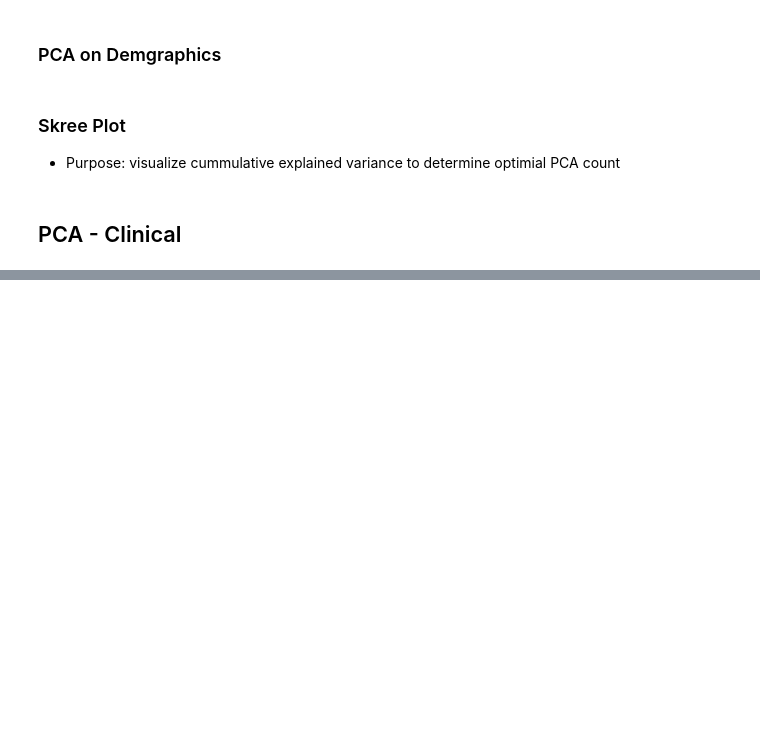
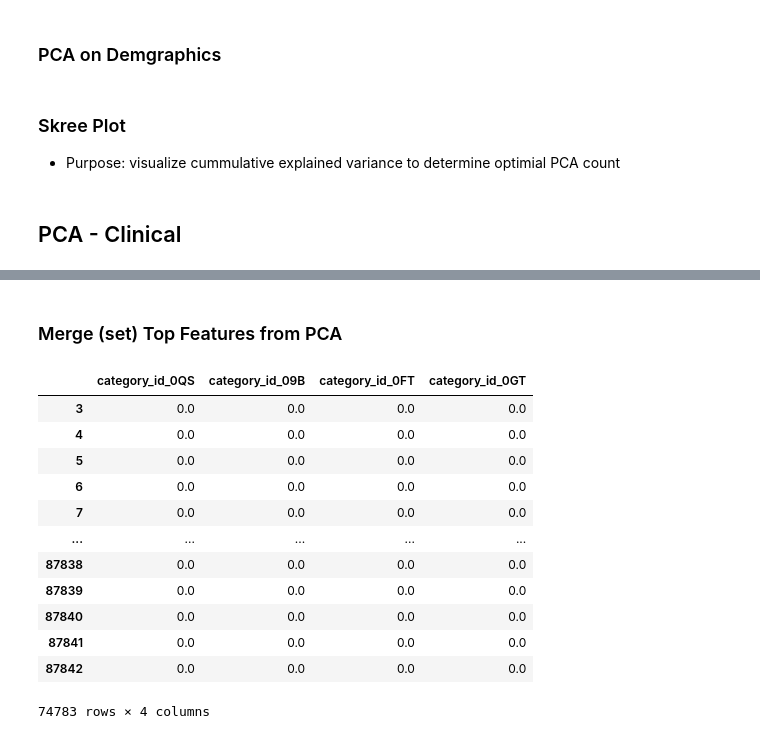
Before and after one commit to j-lepard/Prolonged_Length_of_Stay, a Jupyter notebook: _src/IC_Category/05.PCA.ipynb, the cells around one changed output, grey strips where cells are left out. Drawn from its saved outputs; the diff is of its cells as text; code cells hidden in the pictures; blank space fills up the shorter version.

Commit message:
PCA Complete - ready to refine features

```diff
--- a/_src/IC_Category/05.PCA.ipynb
+++ b/_src/IC_Category/05.PCA.ipynb
@@ -649,21 +656,40 @@ Feature Group: demographic_columns, Principal Component 1 Summary:
-# %%
-# After performing PCA, access the loadings for the first principal component as follows:
-first_component_loadings = pca.components_[0]
-
-# Extract the feature names from your DataFrame or use the original feature order
-feature_names = X.columns  # Replace with your actual feature names
-
-# Create a DataFrame to store feature loadings
-loadings_df = pd.DataFrame({'Feature': feature_names, 'Loading': first_component_loadings})
-
-# Sort the features by absolute loadings in descending order
-loadings_df['Abs Loading'] = np.abs(loadings_df['Loading'])
-loadings_df = loadings_df.sort_values(by='Abs Loading', ascending=False).drop(columns='Abs Loading')
-
-# Set a threshold for selecting features based on loadings
-threshold = 0.2  # Adjust as needed
-selected_features = loadings_df[loadings_df['Abs Loading'] >= threshold]
-
-# Print or use the selected features for further analysis
-print("Selected Features:")
-print(selected_features)
+# %% [markdown]
+### Merge (set) Top Features from PCA
+# %%
+# Initialize an empty list to store selected features
+selected_features_all = []
+
+# Iterate through feature groups and perform PCA on each group
+for label, group_info in feature_groups.items():
+    features = group_info['features']
+    N = group_info['N']  # Get the desired number of components for this group
+
+    # ... (your PCA and feature selection code)
+
+    # Collect selected features for this component and group
+    selected_features = component_summary[component_summary['Abs Loadings'] >= threshold]['Feature Names'].tolist()
+
+    # Append selected features to the list
+    selected_features_all.extend(selected_features)
+
+# Remove duplicates from the selected features list (if any)
+selected_features_all = list(set(selected_features_all))
+
+# Create a refined dataset with the selected features
+X_refined = X[selected_features_all]
+X_refined
+# Use X_refined for your analysis or machine learning tasks
+# %% [output]
+|  | category_id_0QS | category_id_09B | category_id_0FT | category_id_0GT |
+| 3 | 0.0 | 0.0 | 0.0 | 0.0 |
+| 4 | 0.0 | 0.0 | 0.0 | 0.0 |
+| 5 | 0.0 | 0.0 | 0.0 | 0.0 |
+| 6 | 0.0 | 0.0 | 0.0 | 0.0 |
+| 7 | 0.0 | 0.0 | 0.0 | 0.0 |
+| ... | ... | ... | ... | ... |
+| 87838 | 0.0 | 0.0 | 0.0 | 0.0 |
+| 87839 | 0.0 | 0.0 | 0.0 | 0.0 |
+| 87840 | 0.0 | 0.0 | 0.0 | 0.0 |
+| 87841 | 0.0 | 0.0 | 0.0 | 0.0 |
+| 87842 | 0.0 | 0.0 | 0.0 | 0.0 |
+74783 rows × 4 columns
```
Also changed, not shown: parts of 1 cell of this notebook.
